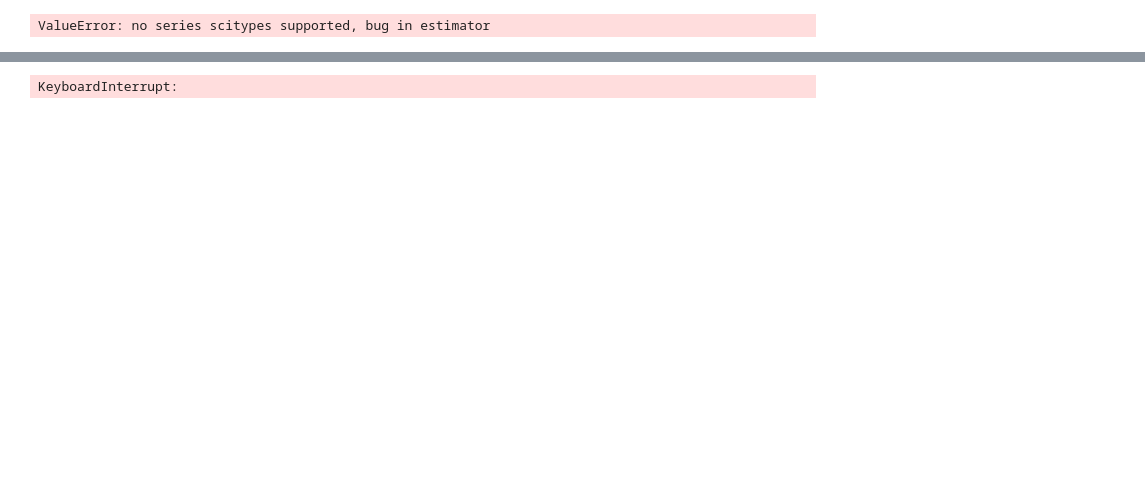
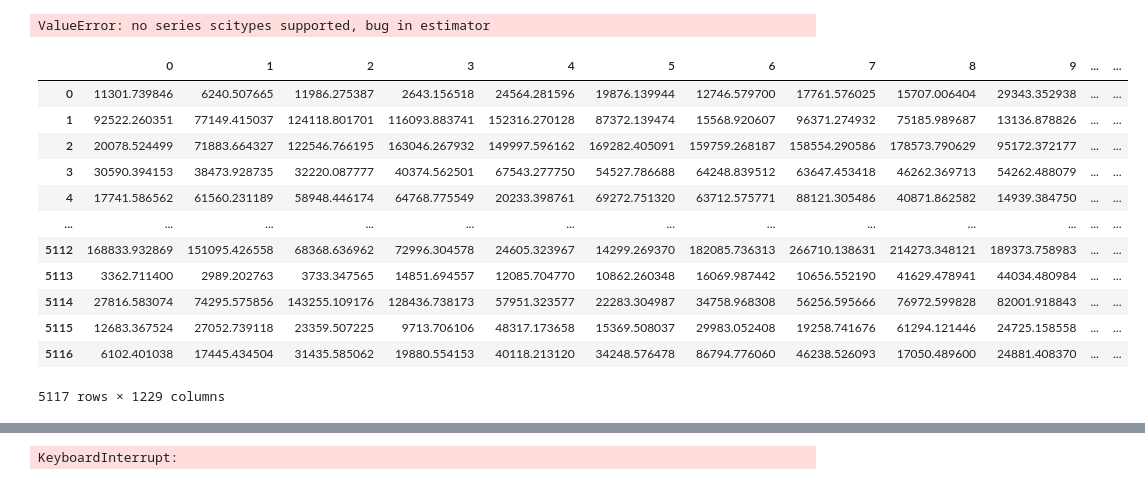
Before and after one commit to zytros/HS23, a Jupyter notebook: AML/task2/ecg_ts_class.ipynb, the cells around one changed output, grey strips where cells are left out. Cells and saved outputs as stored; diff of their text form; code cells hidden in the pictures; blank space fills up the shorter version.

```diff
--- a/AML/task2/ecg_ts_class.ipynb
+++ b/AML/task2/ecg_ts_class.ipynb
@@ -29,0 +119,19 @@ X_train_fourier = FourierTransform().fit_transform(feature,label)
+# %%
+#X_train_fourier = FourierTransform().fit_transform(feature.T).T
+X_train_fourier = pd.read_csv('fourier.csv')
+#X_train_fourier = pd.DataFrame(X_train_fourier)
+X_train_fourier
+# %% [output]
+|  | 0 | 1 | 2 | 3 | 4 | 5 | 6 | 7 | 8 | 9 | ... | ... |
+| 0 | 11301.739846 | 6240.507665 | 11986.275387 | 2643.156518 | 24564.281596 | 19876.139944 | 12746.579700 | 17761.576025 | 15707.006404 | 29343.352938 | ... | ... |
+| 1 | 92522.260351 | 77149.415037 | 124118.801701 | 116093.883741 | 152316.270128 | 87372.139474 | 15568.920607 | 96371.274932 | 75185.989687 | 13136.878826 | ... | ... |
+| 2 | 20078.524499 | 71883.664327 | 122546.766195 | 163046.267932 | 149997.596162 | 169282.405091 | 159759.268187 | 158554.290586 | 178573.790629 | 95172.372177 | ... | ... |
+| 3 | 30590.394153 | 38473.928735 | 32220.087777 | 40374.562501 | 67543.277750 | 54527.786688 | 64248.839512 | 63647.453418 | 46262.369713 | 54262.488079 | ... | ... |
+| 4 | 17741.586562 | 61560.231189 | 58948.446174 | 64768.775549 | 20233.398761 | 69272.751320 | 63712.575771 | 88121.305486 | 40871.862582 | 14939.384750 | ... | ... |
+| ... | ... | ... | ... | ... | ... | ... | ... | ... | ... | ... | ... | ... |
+| 5112 | 168833.932869 | 151095.426558 | 68368.636962 | 72996.304578 | 24605.323967 | 14299.269370 | 182085.736313 | 266710.138631 | 214273.348121 | 189373.758983 | ... | ... |
+| 5113 | 3362.711400 | 2989.202763 | 3733.347565 | 14851.694557 | 12085.704770 | 10862.260348 | 16069.987442 | 10656.552190 | 41629.478941 | 44034.480984 | ... | ... |
+| 5114 | 27816.583074 | 74295.575856 | 143255.109176 | 128436.738173 | 57951.323577 | 22283.304987 | 34758.968308 | 56256.595666 | 76972.599828 | 82001.918843 | ... | ... |
+| 5115 | 12683.367524 | 27052.739118 | 23359.507225 | 9713.706106 | 48317.173658 | 15369.508037 | 29983.052408 | 19258.741676 | 61294.121446 | 24725.158558 | ... | ... |
+| 5116 | 6102.401038 | 17445.434504 | 31435.585062 | 19880.554153 | 40118.213120 | 34248.576478 | 86794.776060 | 46238.526093 | 17050.489600 | 24881.408370 | ... | ... |
+5117 rows × 1229 columns
```
Also changed, not shown: parts of 25 cells of this notebook, 7 other files.
